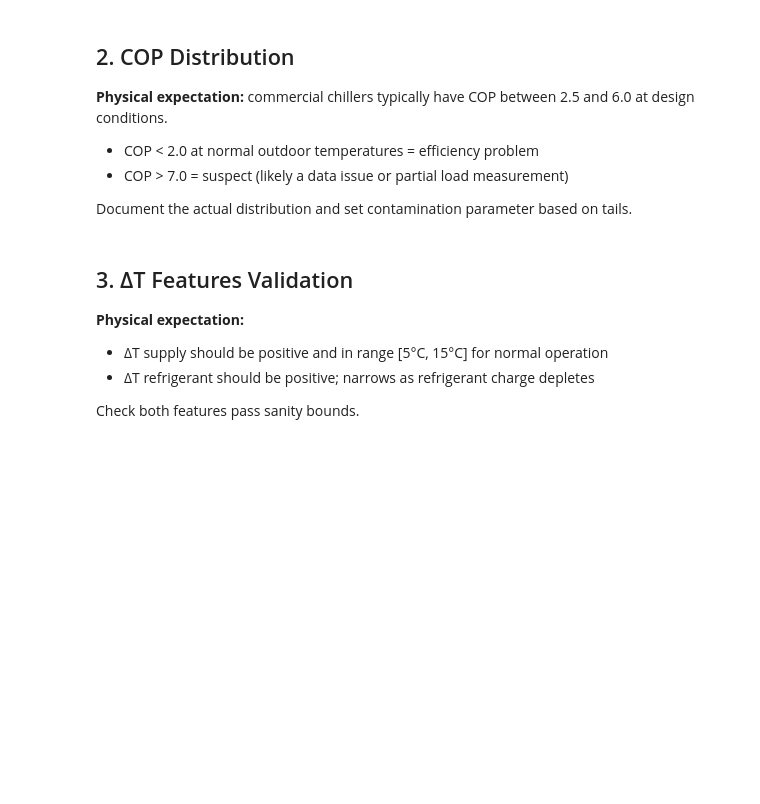
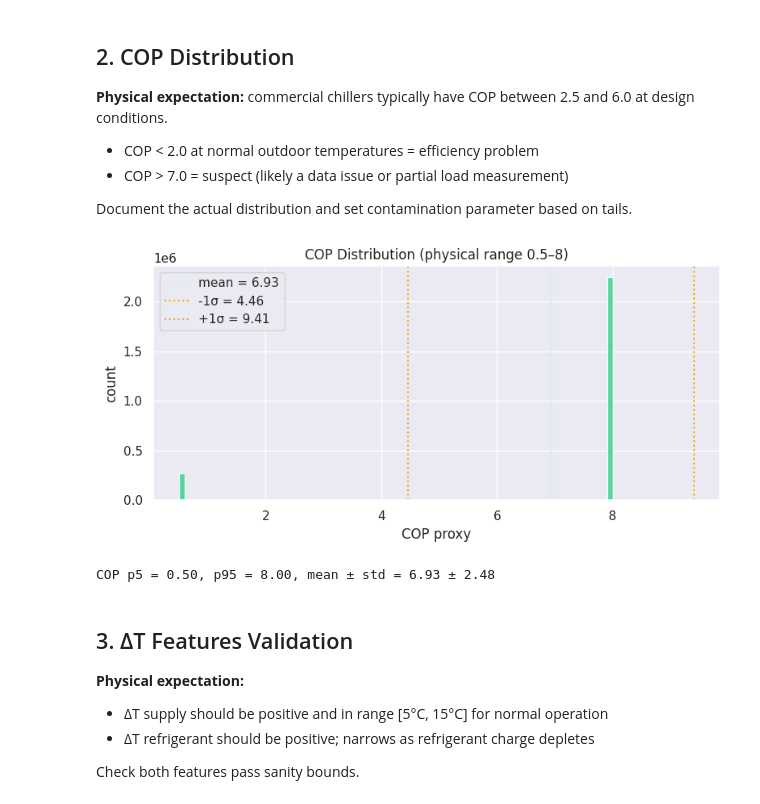
Before and after one commit to aalias01/hvac-equipment-health, a Jupyter notebook: notebooks/02_feature_engineering.ipynb, the cells around one changed output. Drawn from its saved outputs; the diff is of its cells as text; code cells hidden in the pictures; blank space fills up the shorter version.

```diff
--- a/notebooks/02_feature_engineering.ipynb
+++ b/notebooks/02_feature_engineering.ipynb
@@ -42,3 +51,23 @@ Document the actual distribution and set contamination parameter based on tails.
+# %%
+fig, ax = plt.subplots(figsize=(8, 4))
+df['cop_proxy'].hist(bins=80, ax=ax, color='#3ecf8e', alpha=0.85)
+mean, std = df['cop_proxy'].mean(), df['cop_proxy'].std()
+ax.axvline(mean, color='#e2e8f0', linestyle='--', label=f'mean = {mean:.2f}')
+ax.axvline(mean - std, color='#f5a623', linestyle=':', label=f'-1σ = {mean - std:.2f}')
+ax.axvline(mean + std, color='#f5a623', linestyle=':', label=f'+1σ = {mean + std:.2f}')
+ax.set_xlabel('COP proxy')
+ax.set_ylabel('count')
+ax.set_title('COP Distribution (physical range 0.5–8)')
+ax.legend()
+plt.tight_layout()
+fig.savefig(figures / '02_cop_distribution.png', dpi=120)
+plt.show()
+
+p05, p95 = df['cop_proxy'].quantile([0.05, 0.95])
+print(f'COP p5 = {p05:.2f}, p95 = {p95:.2f}, mean ± std = {mean:.2f} ± {std:.2f}')
+# %% [output]
+[figure, added]
+COP p5 = 0.50, p95 = 8.00, mean ± std = 6.93 ± 2.48
 # %% [markdown]
 ## 3. ΔT Features Validation
 
```
Also changed, not shown: parts of 12 cells of this notebook, 22 other files.
